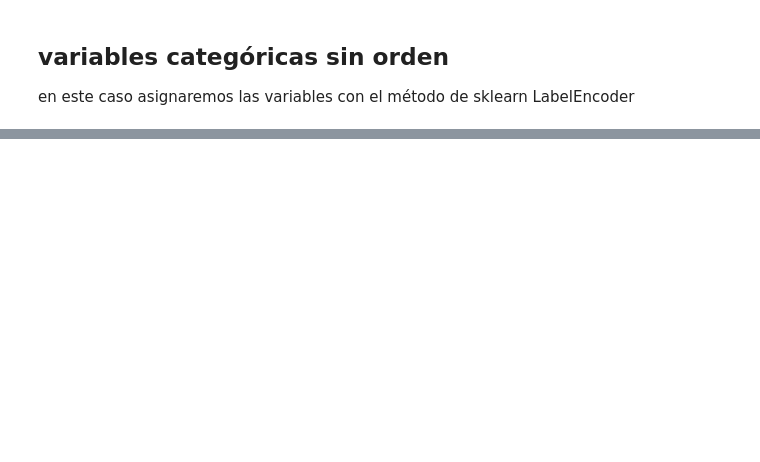
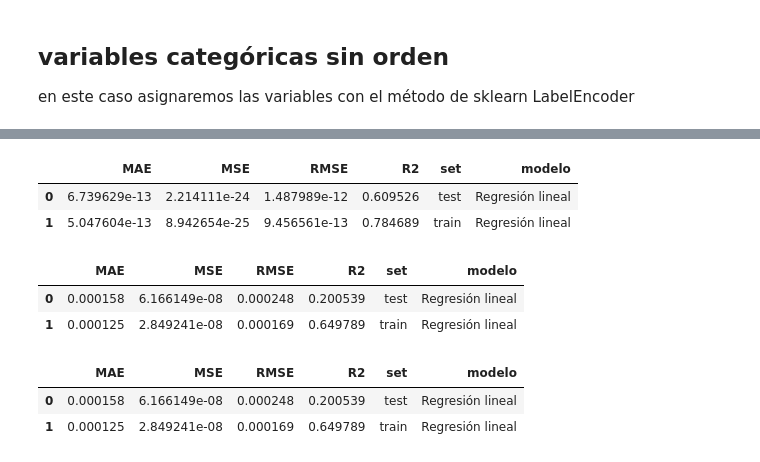
Before and after one commit to annassanchez/lab-ml, a Jupyter notebook: ml_clean.ipynb, the cells around one changed output, grey strips where cells are left out. Drawn from its saved outputs; the diff is of its cells as text; code cells hidden in the pictures; blank space fills up the shorter version.

Commit message:
vaya, mi modelo es una cacota

```diff
--- a/ml_clean.ipynb
+++ b/ml_clean.ipynb
@@ -730,0 +830,49 @@ df_mayor_Q3_en
+# %%
+def modelo_linearregression(X_train, y_train, X_test, y_test):
+    lr = LinearRegression()
+    lr.fit(X_train, y_train)
+    y_pred_test = lr.predict(X_test)
+    y_pred_train = lr.predict(X_train)
+
+    train_df = pd.DataFrame({'Real': y_train, 'Predicted': y_pred_train, 'Set': ['Train']*len(y_train)})
+    test_df  = pd.DataFrame({'Real': y_test,  'Predicted': y_pred_test,  'Set': ['Test']*len(y_test)})
+    results = pd.concat([train_df,test_df], axis = 0)
+    results['residual'] = results['Real'] - results['Predicted']
+    return y_pred_test, y_pred_train, results
+# %%
+def metricas(y_test, y_train, y_test_pred, y_train_pred, tipo_modelo):
+
+    resultados = {'MAE': [metrics.mean_absolute_error(y_test, y_test_pred), metrics.mean_absolute_error(y_train, y_train_pred)],
+                'MSE': [metrics.mean_squared_error(y_test, y_test_pred), metrics.mean_squared_error(y_train, y_train_pred)],
+                'RMSE': [np.sqrt(metrics.mean_squared_error(y_test, y_test_pred)), np.sqrt(metrics.mean_squared_error(y_train, y_train_pred))],
+                'R2':  [metrics.r2_score(y_test, y_test_pred), metrics.r2_score(y_train, y_train_pred)],
+                 "set": ["test", "train"]}
+    df = pd.DataFrame(resultados)
+    df["modelo"] = tipo_modelo
+    return df
+# %%
+y_pred_test_mayor_q3, y_pred_train_mayor_q3, results_mayor_q3 = modelo_linearregression(X_mayor_Q3_train, y_mayor_Q3_train, X_mayor_Q3_test, y_mayor_Q3_test)
+y_pred_test_smoker, y_pred_train_smoker, results_smoker = modelo_linearregression(X_smoker_train, y_smoker_train, X_smoker_test, y_smoker_test)
+y_pred_test_non_smoker, y_pred_train_non_smoker, results_non_smoker = modelo_linearregression(X_non_smoker_train, y_non_smoker_train, X_non_smoker_test, y_non_smoker_test)
+# %%
+df_metricas_mayor_q3_lr = metricas(y_mayor_Q3_test, y_mayor_Q3_train, y_pred_test_mayor_q3, y_pred_train_mayor_q3, "Regresión lineal")
+df_metricas_smoker_lr = metricas(y_smoker_test, y_smoker_train, y_pred_test_smoker, y_pred_train_smoker, "Regresión lineal")
+df_metricas_non_smoker_lr = metricas(y_non_smoker_test, y_non_smoker_train, y_pred_test_non_smoker, y_pred_train_non_smoker, "Regresión lineal")
+# %%
+df_metricas_mayor_q3_lr
+# %% [output]
+|  | MAE | MSE | RMSE | R2 | set | modelo |
+| 0 | 6.739629e-13 | 2.214111e-24 | 1.487989e-12 | 0.609526 | test | Regresión lineal |
+| 1 | 5.047604e-13 | 8.942654e-25 | 9.456561e-13 | 0.784689 | train | Regresión lineal |
+# %%
+df_metricas_smoker_lr
+# %% [output]
+|  | MAE | MSE | RMSE | R2 | set | modelo |
+| 0 | 0.000158 | 6.166149e-08 | 0.000248 | 0.200539 | test | Regresión lineal |
+| 1 | 0.000125 | 2.849241e-08 | 0.000169 | 0.649789 | train | Regresión lineal |
+# %%
+df_metricas_non_smoker_lr
+# %% [output]
+|  | MAE | MSE | RMSE | R2 | set | modelo |
+| 0 | 0.000158 | 6.166149e-08 | 0.000248 | 0.200539 | test | Regresión lineal |
+| 1 | 0.000125 | 2.849241e-08 | 0.000169 | 0.649789 | train | Regresión lineal |
```
Also changed, not shown: parts of 23 cells of this notebook.
